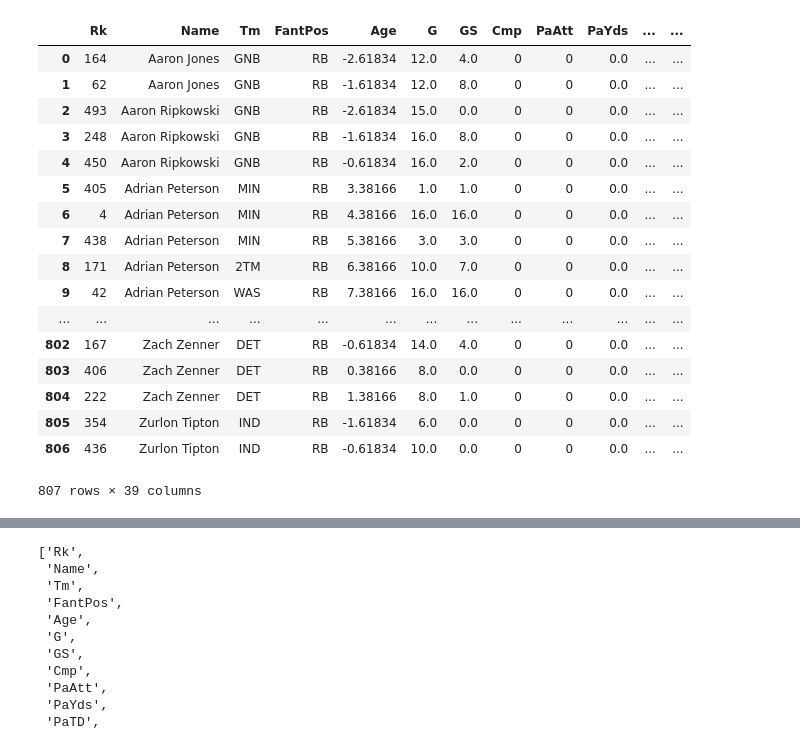
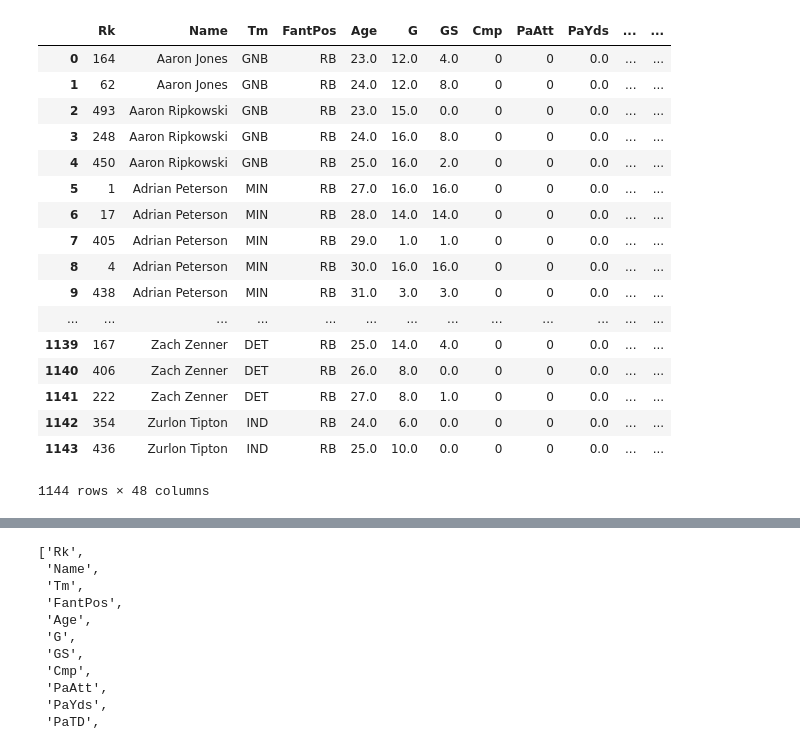
Before and after one commit to joshuacoven/fantasy_football_scraping, a Jupyter notebook: database_assembly.ipynb, the cells around one changed output, grey strips where cells are left out. Drawn from its saved outputs; the diff is of its cells as text; code cells hidden in the pictures.

Commit message:
more metrics

```diff
--- a/database_assembly.ipynb
+++ b/database_assembly.ipynb
@@ -40,9 +42,12 @@ def shift_col(frame, new_name, col_to_shift, magnitude):
                 frame1.loc[i+1, new_name] = np.nan
     return frame1
 # %%
-database = data_assembly(2014, 2019)
-shifted = shift_col(database, 'pts_next_year', 'PPR', -1)
-shifted = shift_col(shifted, 'G_prev_year', 'G', 1)
+############## Assemble the database #########################################
+database = data_assembly(2012, 2019)                         # pull based on years
+shifted = shift_col(database, 'pts_next_year', 'PPR', -1)    # create pts_next_year column for regressions
+shifted = shift_col(shifted, 'G_prev_year', 'G', 1)          # create games prev year for injury history
+
+# change columns to floats
 cols_to_change = ['VBD',
                   'Age',
                   'PPR',
@@ -56,12 +61,22 @@ cols_to_change = ['VBD',
                   'PaYds',
                   'RuYds',
                   'ReYds',
-                 'Rec']
+                 'Rec',
+                 'RuY/A',
+                  'ReYds/R']
 for col in cols_to_change:
     shifted[col] = shifted[col].astype(float)
-shifted['season_frac_1'] = shifted['G'] / 16
-shifted['season_frac_2'] = (shifted['G'] + shifted['G_prev_year']) / 32
-shifted['agesq'] = shifted['Age'] * shifted['Age']
+
+# create new metrics
+shifted['season_frac_1'] = shifted['G'] / 16                                # 1 year injury history
+shifted['season_frac_2'] = (shifted['G'] + shifted['G_prev_year']) / 32     # 2 year injury history
+shifted['agesq'] = shifted['Age'] * shifted['Age']                          # Age squared
+shifted['ReYds_per_R'] = shifted['ReYds/R']
+shifted['RuYds_per_A'] = shifted['RuY/A']
+
+for metric in ['PaTD', 'RuTD', 'ReTD', 'PaYds', 'RuYds', 'ReYds', 'Rec']:
+    new_str = metric + '_pergame'
+    shifted[new_str] = shifted[metric] / shifted['G']
 # %%
 shifted
 # %% [output]
@@ -86,31 +101,32 @@ shifted
 # %%
+################ Seperate database by position ####################################################
 pos_dict = {}
 for pos in shifted.FantPos.unique():
     pos_dict[pos] = shifted.loc[shifted.FantPos == pos].reset_index(drop = True)
-    pos_dict[pos]['season_frac_1'] = pos_dict[pos]['season_frac_1'] - pos_dict[pos]['season_frac_1'].mean()
-    pos_dict[pos]['season_frac_2'] = pos_dict[pos]['season_frac_2'] - pos_dict[pos]['season_frac_2'].mean()
-    pos_dict[pos]['Age'] = pos_dict[pos]['Age'] - pos_dict[pos]['Age'].mean()
-    pos_dict[pos]['agesq'] = pos_dict[pos]['agesq'] - pos_dict[pos]['agesq'].mean()
+    #pos_dict[pos]['season_frac_1'] = pos_dict[pos]['season_frac_1'] - pos_dict[pos]['season_frac_1'].mean()
+    #pos_dict[pos]['season_frac_2'] = pos_dict[pos]['season_frac_2'] - pos_dict[pos]['season_frac_2'].mean()
+    #pos_dict[pos]['Age'] = pos_dict[pos]['Age'] - pos_dict[pos]['Age'].mean()
+    #pos_dict[pos]['agesq'] = pos_dict[pos]['agesq'] - pos_dict[pos]['agesq'].mean()
 pos_dict['RB']
 # %% [output]
 |  | Rk | Name | Tm | FantPos | Age | G | GS | Cmp | PaAtt | PaYds | ... | ... |
-| 0 | 164 | Aaron Jones | GNB | RB | -2.61834 | 12.0 | 4.0 | 0 | 0 | 0.0 | ... | ... |
-| 1 | 62 | Aaron Jones | GNB | RB | -1.61834 | 12.0 | 8.0 | 0 | 0 | 0.0 | ... | ... |
-| 2 | 493 | Aaron Ripkowski | GNB | RB | -2.61834 | 15.0 | 0.0 | 0 | 0 | 0.0 | ... | ... |
-| 3 | 248 | Aaron Ripkowski | GNB | RB | -1.61834 | 16.0 | 8.0 | 0 | 0 | 0.0 | ... | ... |
-| 4 | 450 | Aaron Ripkowski | GNB | RB | -0.61834 | 16.0 | 2.0 | 0 | 0 | 0.0 | ... | ... |
-| 5 | 405 | Adrian Peterson | MIN | RB | 3.38166 | 1.0 | 1.0 | 0 | 0 | 0.0 | ... | ... |
-| 6 | 4 | Adrian Peterson | MIN | RB | 4.38166 | 16.0 | 16.0 | 0 | 0 | 0.0 | ... | ... |
-| 7 | 438 | Adrian Peterson | MIN | RB | 5.38166 | 3.0 | 3.0 | 0 | 0 | 0.0 | ... | ... |
-| 8 | 171 | Adrian Peterson | 2TM | RB | 6.38166 | 10.0 | 7.0 | 0 | 0 | 0.0 | ... | ... |
-| 9 | 42 | Adrian Peterson | WAS | RB | 7.38166 | 16.0 | 16.0 | 0 | 0 | 0.0 | ... | ... |
+| 0 | 164 | Aaron Jones | GNB | RB | 23.0 | 12.0 | 4.0 | 0 | 0 | 0.0 | ... | ... |
+| 1 | 62 | Aaron Jones | GNB | RB | 24.0 | 12.0 | 8.0 | 0 | 0 | 0.0 | ... | ... |
+| 2 | 493 | Aaron Ripkowski | GNB | RB | 23.0 | 15.0 | 0.0 | 0 | 0 | 0.0 | ... | ... |
+| 3 | 248 | Aaron Ripkowski | GNB | RB | 24.0 | 16.0 | 8.0 | 0 | 0 | 0.0 | ... | ... |
+| 4 | 450 | Aaron Ripkowski | GNB | RB | 25.0 | 16.0 | 2.0 | 0 | 0 | 0.0 | ... | ... |
+| 5 | 1 | Adrian Peterson | MIN | RB | 27.0 | 16.0 | 16.0 | 0 | 0 | 0.0 | ... | ... |
+| 6 | 17 | Adrian Peterson | MIN | RB | 28.0 | 14.0 | 14.0 | 0 | 0 | 0.0 | ... | ... |
+| 7 | 405 | Adrian Peterson | MIN | RB | 29.0 | 1.0 | 1.0 | 0 | 0 | 0.0 | ... | ... |
+| 8 | 4 | Adrian Peterson | MIN | RB | 30.0 | 16.0 | 16.0 | 0 | 0 | 0.0 | ... | ... |
+| 9 | 438 | Adrian Peterson | MIN | RB | 31.0 | 3.0 | 3.0 | 0 | 0 | 0.0 | ... | ... |
 | ... | ... | ... | ... | ... | ... | ... | ... | ... | ... | ... | ... | ... |
-| 802 | 167 | Zach Zenner | DET | RB | -0.61834 | 14.0 | 4.0 | 0 | 0 | 0.0 | ... | ... |
-| 803 | 406 | Zach Zenner | DET | RB | 0.38166 | 8.0 | 0.0 | 0 | 0 | 0.0 | ... | ... |
-| 804 | 222 | Zach Zenner | DET | RB | 1.38166 | 8.0 | 1.0 | 0 | 0 | 0.0 | ... | ... |
-| 805 | 354 | Zurlon Tipton | IND | RB | -1.61834 | 6.0 | 0.0 | 0 | 0 | 0.0 | ... | ... |
-| 806 | 436 | Zurlon Tipton | IND | RB | -0.61834 | 10.0 | 0.0 | 0 | 0 | 0.0 | ... | ... |
+| 1139 | 167 | Zach Zenner | DET | RB | 25.0 | 14.0 | 4.0 | 0 | 0 | 0.0 | ... | ... |
+| 1140 | 406 | Zach Zenner | DET | RB | 26.0 | 8.0 | 0.0 | 0 | 0 | 0.0 | ... | ... |
+| 1141 | 222 | Zach Zenner | DET | RB | 27.0 | 8.0 | 1.0 | 0 | 0 | 0.0 | ... | ... |
+| 1142 | 354 | Zurlon Tipton | IND | RB | 24.0 | 6.0 | 0.0 | 0 | 0 | 0.0 | ... | ... |
+| 1143 | 436 | Zurlon Tipton | IND | RB | 25.0 | 10.0 | 0.0 | 0 | 0 | 0.0 | ... | ... |
-807 rows × 39 columns
+1144 rows × 48 columns
 # %%
 ## to help with multicolinearity, can make ryds, tds, rec all per game metrics
 
```
Also changed, not shown: parts of 3 cells of this notebook.
